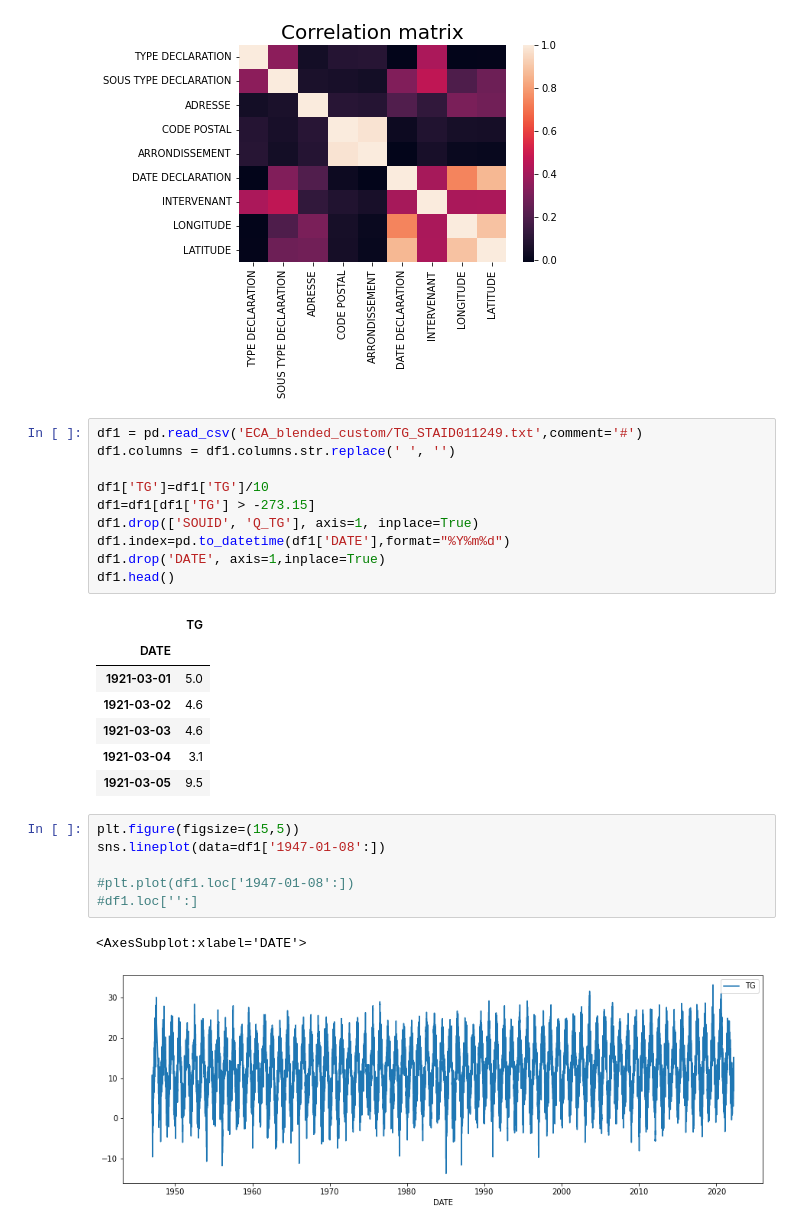
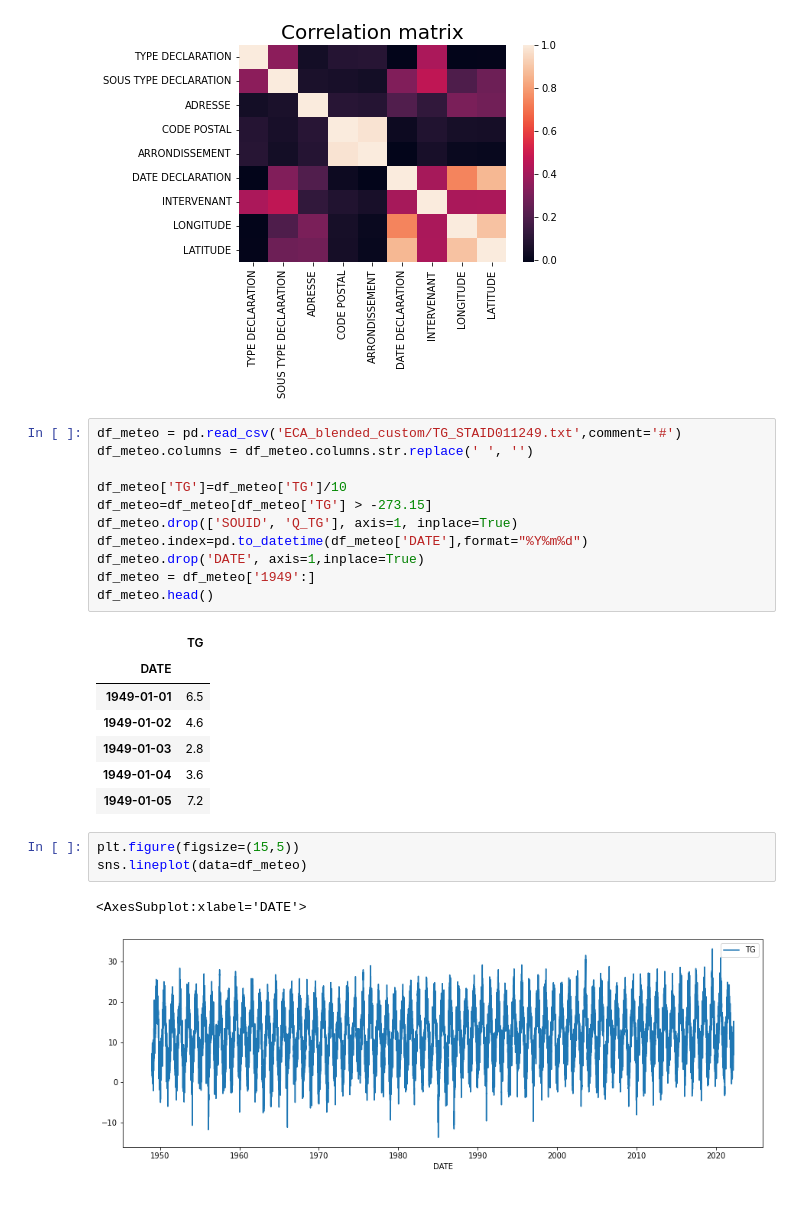
Before and after one commit to ticuss/Smart-City-Project, a Jupyter notebook: smart_city.ipynb, the cells around one changed output. Drawn from its saved outputs; the diff is of its cells as text.

Commit message:
add: meteo climate change analysis

```diff
--- a/smart_city.ipynb
+++ b/smart_city.ipynb
@@ -196,29 +199,27 @@ sns.heatmap(df_pearson_matrix)
 <AxesSubplot:title={'center':'Correlation matrix'}>
 [figure]
 # %%
-df1 = pd.read_csv('ECA_blended_custom/TG_STAID011249.txt',comment='#')
-df1.columns = df1.columns.str.replace(' ', '')
+df_meteo = pd.read_csv('ECA_blended_custom/TG_STAID011249.txt',comment='#')
+df_meteo.columns = df_meteo.columns.str.replace(' ', '')
 
-df1['TG']=df1['TG']/10
-df1=df1[df1['TG'] > -273.15]
-df1.drop(['SOUID', 'Q_TG'], axis=1, inplace=True)
-df1.index=pd.to_datetime(df1['DATE'],format="%Y%m%d")
-df1.drop('DATE', axis=1,inplace=True)
-df1.head()
+df_meteo['TG']=df_meteo['TG']/10
+df_meteo=df_meteo[df_meteo['TG'] > -273.15]
+df_meteo.drop(['SOUID', 'Q_TG'], axis=1, inplace=True)
+df_meteo.index=pd.to_datetime(df_meteo['DATE'],format="%Y%m%d")
+df_meteo.drop('DATE', axis=1,inplace=True)
+df_meteo = df_meteo['1949':]
+df_meteo.head()
 # %% [output]
 |  | TG |
 | DATE |  |
-| 1921-03-01 | 5.0 |
-| 1921-03-02 | 4.6 |
-| 1921-03-03 | 4.6 |
-| 1921-03-04 | 3.1 |
-| 1921-03-05 | 9.5 |
+| 1949-01-01 | 6.5 |
+| 1949-01-02 | 4.6 |
+| 1949-01-03 | 2.8 |
+| 1949-01-04 | 3.6 |
+| 1949-01-05 | 7.2 |
 # %%
 plt.figure(figsize=(15,5))
-sns.lineplot(data=df1['1947-01-08':])
-
-#plt.plot(df1.loc['1947-01-08':])
-#df1.loc['':]
+sns.lineplot(data=df_meteo)
 # %% [output]
 <AxesSubplot:xlabel='DATE'>
-[figure, old version]
+[figure, new version]
```
Also changed, not shown: parts of 10 cells of this notebook.
